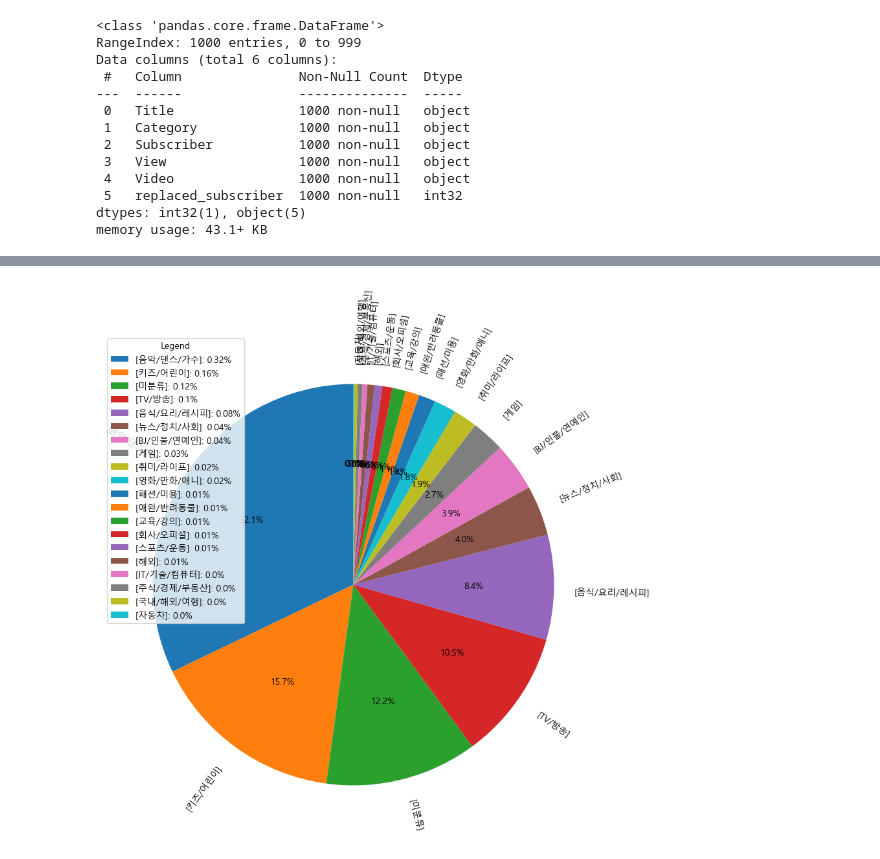
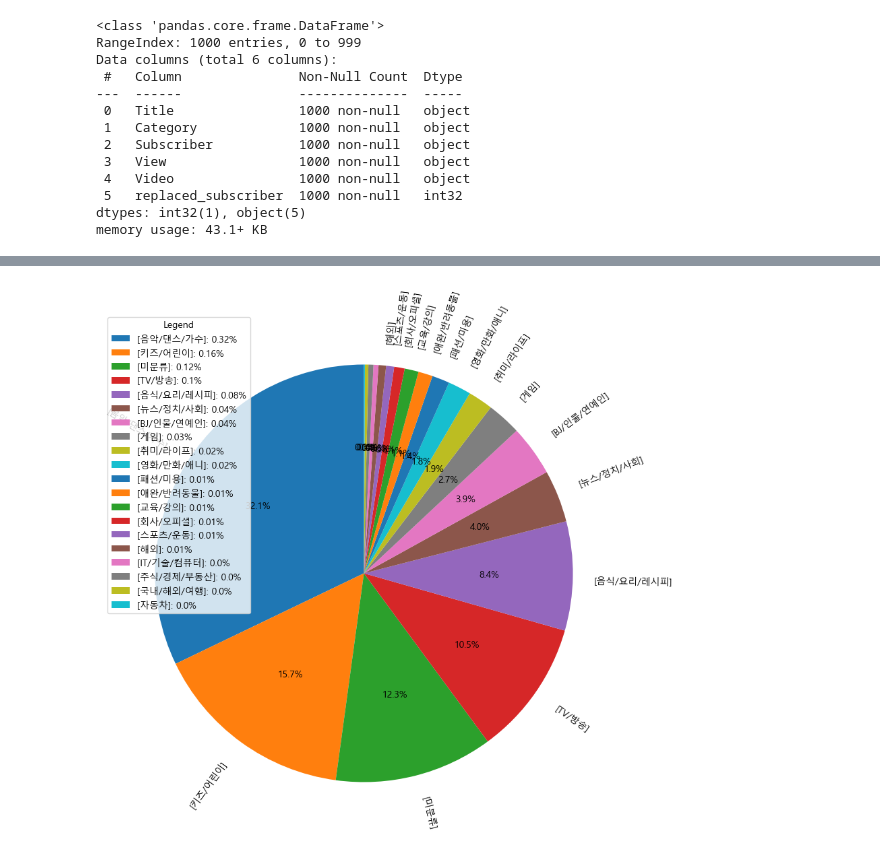
Before and after one commit to JeonguiSeo/TIL, a Jupyter notebook: Crawling/Crawling_practice_2.ipynb, the cells around one changed output, grey strips where cells are left out. Saved outputs shown, nothing was run; the diff lists cells and outputs as text; code cells hidden in the pictures.

```diff
--- a/Crawling/Crawling_practice_2.ipynb
+++ b/Crawling/Crawling_practice_2.ipynb
@@ -555,16 +575,18 @@ pivot_df.head()
 # %%
 plt.figure(figsize = (10, 30))
-labels = pivot_df['Category']
+labels = pivot_df['Category'].copy()
+labels.iloc[-4:] = pd.Series([''] * 4)
+
 plt.pie(pivot_df['subscriber_sum'],
         labels=labels,
         autopct='%1.1f%%',
         startangle=90,
         rotatelabels=True
         )
 total = sum(pivot_df['subscriber_sum'])
 legend_lables = [f'{label}: {round(size/total, 2)}%' for label, size in zip(pivot_df['Category'], pivot_df['subscriber_sum'])]
 plt.legend(title='Legend', labels=legend_lables)
 
 plt.show()
 # %% [output]
-[figure, old version]
+[figure, new version]
```
Also changed, not shown: parts of 7 cells of this notebook, 1 other file.
